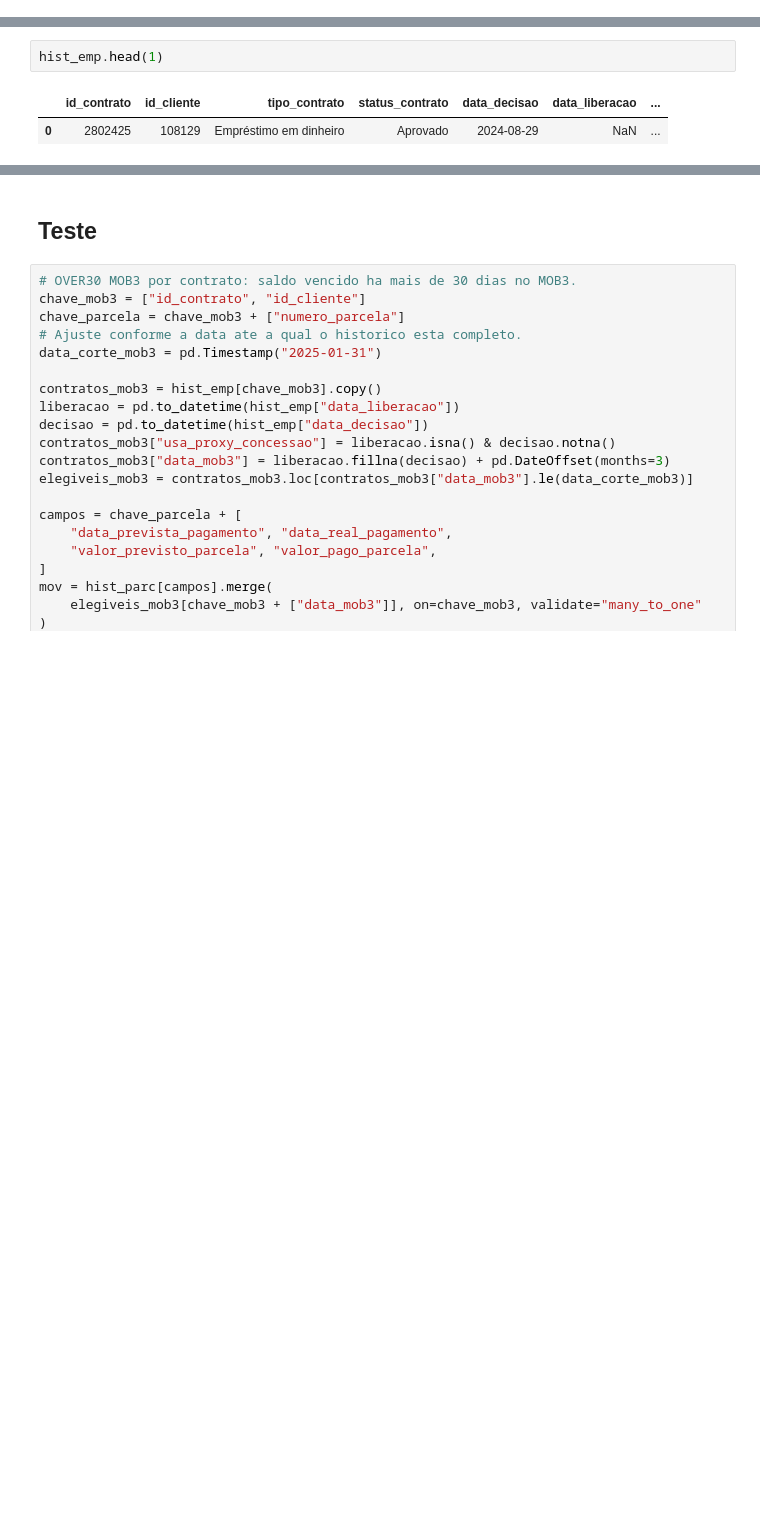
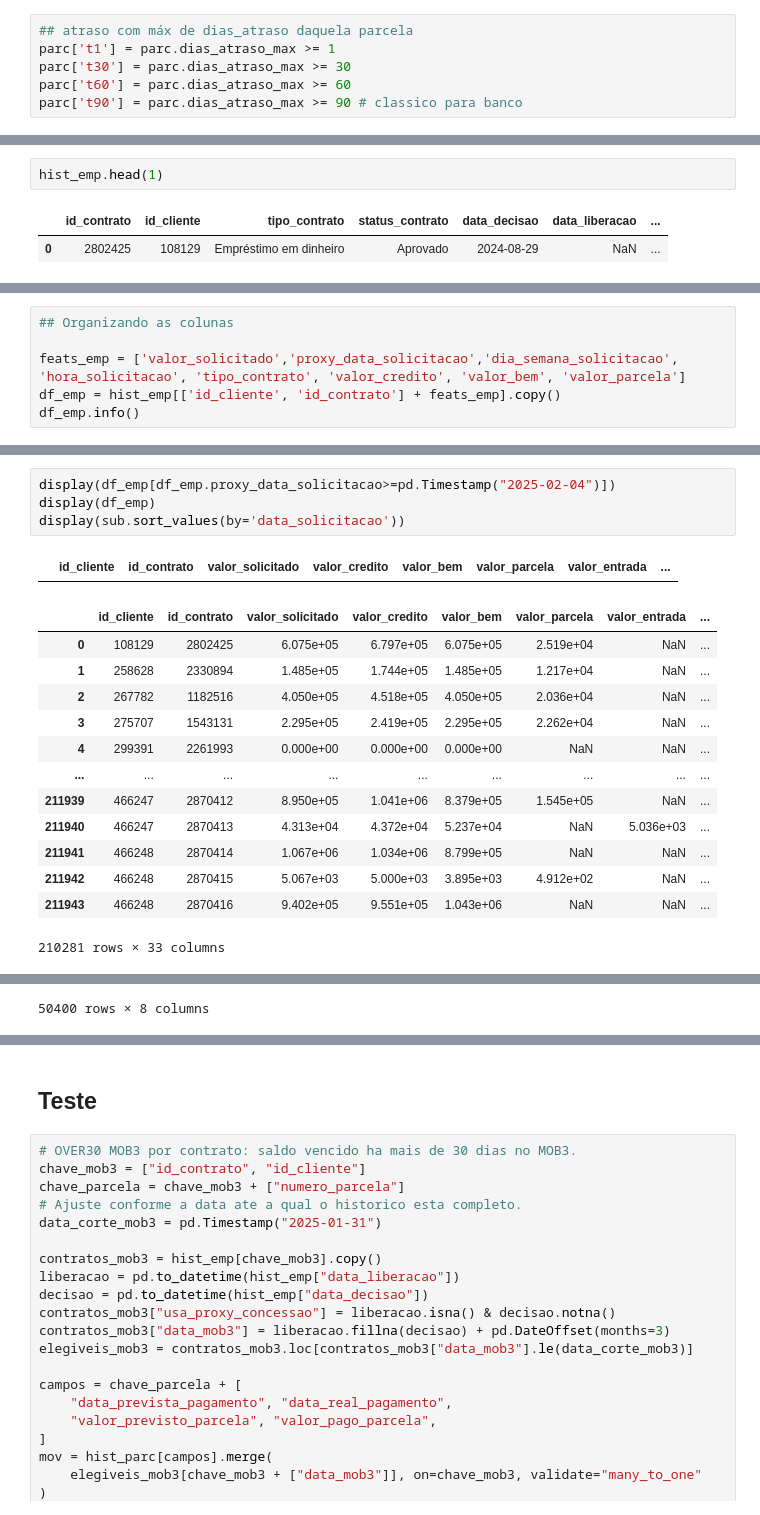
Before and after one commit to jopelmds/Case-credito-inadimplencia-wecogno, a Jupyter notebook: notebooks/1_dataprep.ipynb, the cells around one changed output, grey strips where cells are left out. Cells and saved outputs as stored; diff of their text form; blank space fills up the shorter version.

Commit message:
refazendo df_emp apenas com colunas presentes em sub

```diff
--- a/notebooks/1_dataprep.ipynb
+++ b/notebooks/1_dataprep.ipynb
@@ -125 +140,7 @@ parc = hist_parc.sort_values(['id_contrato', 'id_cliente', 'numero_parcela', 'da
+# %%
+## atraso com máx de dias_atraso daquela parcela
+parc['t1'] = parc.dias_atraso_max >= 1
+parc['t30'] = parc.dias_atraso_max >= 30
+parc['t60'] = parc.dias_atraso_max >= 60
+parc['t90'] = parc.dias_atraso_max >= 90 # classico para banco
 # %%
@@ -579,0 +444,6 @@ df_tst
+# %%
+## Organizando as colunas
+
+feats_emp = ['valor_solicitado','proxy_data_solicitacao','dia_semana_solicitacao', 'hora_solicitacao', 'tipo_contrato', 'valor_credito', 'valor_bem', 'valor_parcela']
+df_emp = hist_emp[['id_cliente', 'id_contrato'] + feats_emp].copy()
+df_emp.info()
@@ -579,0 +511,19 @@ df_tst
+# %%
+display(df_emp[df_emp.proxy_data_solicitacao>=pd.Timestamp("2025-02-04")])
+display(df_emp)
+display(sub.sort_values(by='data_solicitacao'))
+# %% [output]
+|  | id_cliente | id_contrato | valor_solicitado | valor_credito | valor_bem | valor_parcela | valor_entrada | ... |
+|  | id_cliente | id_contrato | valor_solicitado | valor_credito | valor_bem | valor_parcela | valor_entrada | ... |
+| 0 | 108129 | 2802425 | 6.075e+05 | 6.797e+05 | 6.075e+05 | 2.519e+04 | NaN | ... |
+| 1 | 258628 | 2330894 | 1.485e+05 | 1.744e+05 | 1.485e+05 | 1.217e+04 | NaN | ... |
+| 2 | 267782 | 1182516 | 4.050e+05 | 4.518e+05 | 4.050e+05 | 2.036e+04 | NaN | ... |
+| 3 | 275707 | 1543131 | 2.295e+05 | 2.419e+05 | 2.295e+05 | 2.262e+04 | NaN | ... |
+| 4 | 299391 | 2261993 | 0.000e+00 | 0.000e+00 | 0.000e+00 | NaN | NaN | ... |
+| ... | ... | ... | ... | ... | ... | ... | ... | ... |
+| 211939 | 466247 | 2870412 | 8.950e+05 | 1.041e+06 | 8.379e+05 | 1.545e+05 | NaN | ... |
+| 211940 | 466247 | 2870413 | 4.313e+04 | 4.372e+04 | 5.237e+04 | NaN | 5.036e+03 | ... |
+| 211941 | 466248 | 2870414 | 1.067e+06 | 1.034e+06 | 8.799e+05 | NaN | NaN | ... |
+| 211942 | 466248 | 2870415 | 5.067e+03 | 5.000e+03 | 3.895e+03 | 4.912e+02 | NaN | ... |
+| 211943 | 466248 | 2870416 | 9.402e+05 | 9.551e+05 | 1.043e+06 | NaN | NaN | ... |
+210281 rows × 33 columns
@@ -579,0 +542 @@ df_tst
+50400 rows × 8 columns
```
Also changed, not shown: parts of 69 cells of this notebook.
